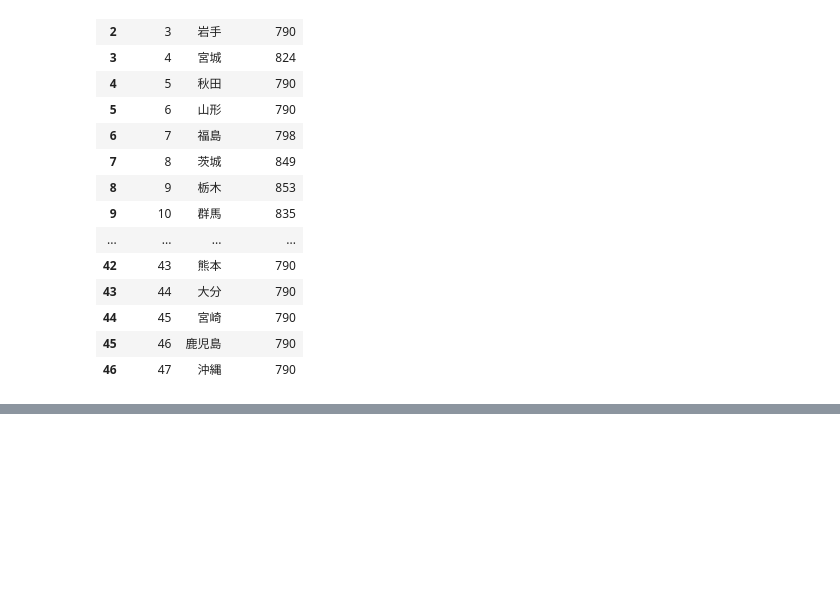
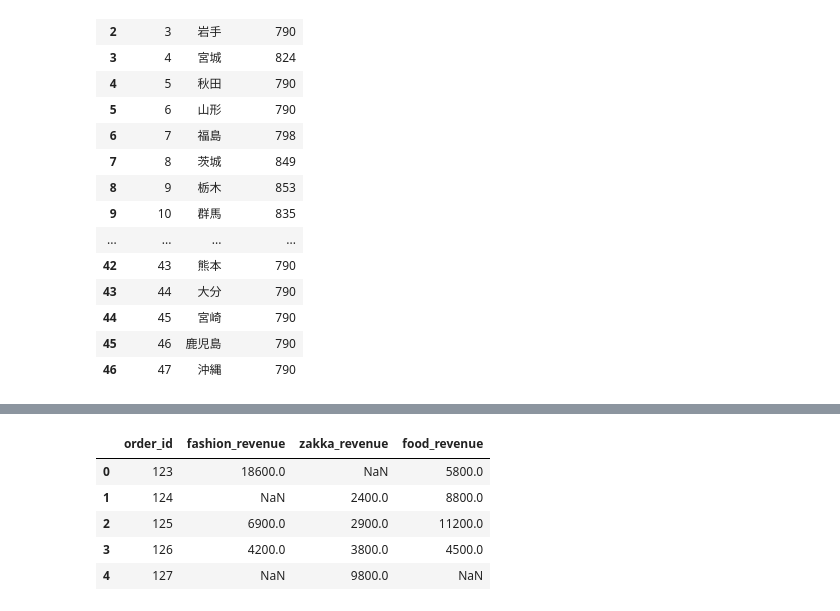
Before and after one commit to 1024xx4/practice_big_query, a Jupyter notebook: kobo.ipynb, the cells around one changed output, grey strips where cells are left out. Drawn from its saved outputs; the diff is of its cells as text; code cells hidden in the pictures; blank space fills up the shorter version.

```diff
--- a/kobo.ipynb
+++ b/kobo.ipynb
@@ -497,0 +518,12 @@ df_small_wage_reiwa1.to_csv(path, index=None)
+# %%
+os.makedirs("data", exist_ok=True)
+path = "data/small_revenue.csv"
+df_small_revenue.to_csv(path, index=None)
+pd.read_csv(path)
+# %% [output]
+|  | order_id | fashion_revenue | zakka_revenue | food_revenue |
+| 0 | 123 | 18600.0 | NaN | 5800.0 |
+| 1 | 124 | NaN | 2400.0 | 8800.0 |
+| 2 | 125 | 6900.0 | 2900.0 | 11200.0 |
+| 3 | 126 | 4200.0 | 3800.0 | 4500.0 |
+| 4 | 127 | NaN | 9800.0 | NaN |
```
Also changed, not shown: parts of 2 cells of this notebook, 1 other file.
